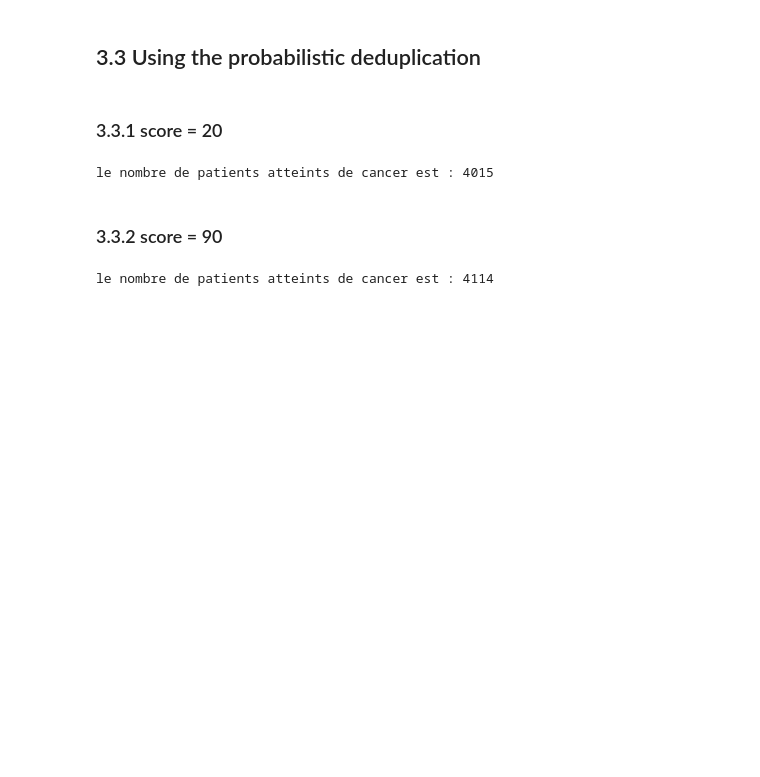
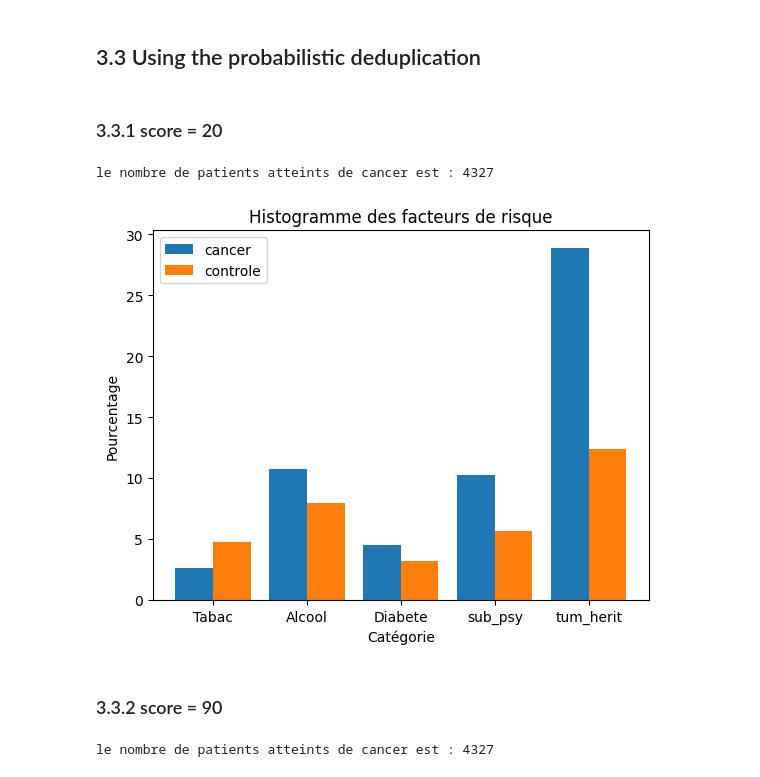
Before and after one commit to medazizbchir/EI, a Jupyter notebook: deduplication.ipynb, the cells around one changed output. Cells and saved outputs as stored; diff of their text form; code cells hidden in the pictures; blank space fills up the shorter version.

```diff
--- a/deduplication.ipynb
+++ b/deduplication.ipynb
@@ -202,10 +180,14 @@ df_condition_dedup_proba_20 = df_condition.merge(df_person_dedup_proba_20[['pers
 df_visit_dedup_proba_20 = df_visit.merge(df_person_dedup_proba_20[['person_id']], on='person_id', how='left')
 # %%
 df_cancer_dedup_proba_20 = df_condition_dedup_proba_20[df_condition_dedup_proba_20['condition_source_value'].isin(cancer_condition)]
-nbre_patients_cancer = df_cancer_dedup_proba_20.person_id.nunique()
+nbre_patients_cancer_dedup_proba_20 = df_cancer_dedup_proba_20.person_id.nunique()
 print(f'le nombre de patients atteints de cancer est : {nbre_patients_cancer}')
 # %% [output]
-le nombre de patients atteints de cancer est : 4015
+le nombre de patients atteints de cancer est : 4327
+# %%
+hist_risk_factors(risk_factors, df_cancer_dedup_proba_20, df_person_dedup_proba_20, df_condition_dedup_proba_20, nbre_patients_cancer_dedup_proba_20)
+# %% [output]
+[figure, added]
 # %% [markdown]
 ### 3.3.2 score = 90
 # %%
@@ -213,7 +195,7 @@ df_condition_dedup_proba_90 = df_condition.merge(df_person_dedup_proba_90[['pers
 df_visit_dedup_proba_90 = df_visit.merge(df_person_dedup_proba_90[['person_id']], on='person_id', how='left')
 # %%
 df_cancer_dedup_proba_90 = df_condition_dedup_proba_90[df_condition_dedup_proba_90['condition_source_value'].isin(cancer_condition)]
-nbre_patients_cancer = df_cancer_dedup_proba_90.person_id.nunique()
+nbre_patients_cancer_dedup_proba_90 = df_cancer_dedup_proba_90.person_id.nunique()
 print(f'le nombre de patients atteints de cancer est : {nbre_patients_cancer}')
 # %% [output]
-le nombre de patients atteints de cancer est : 4114
+le nombre de patients atteints de cancer est : 4327
```
Also changed, not shown: parts of 7 cells of this notebook, 1 other file.
